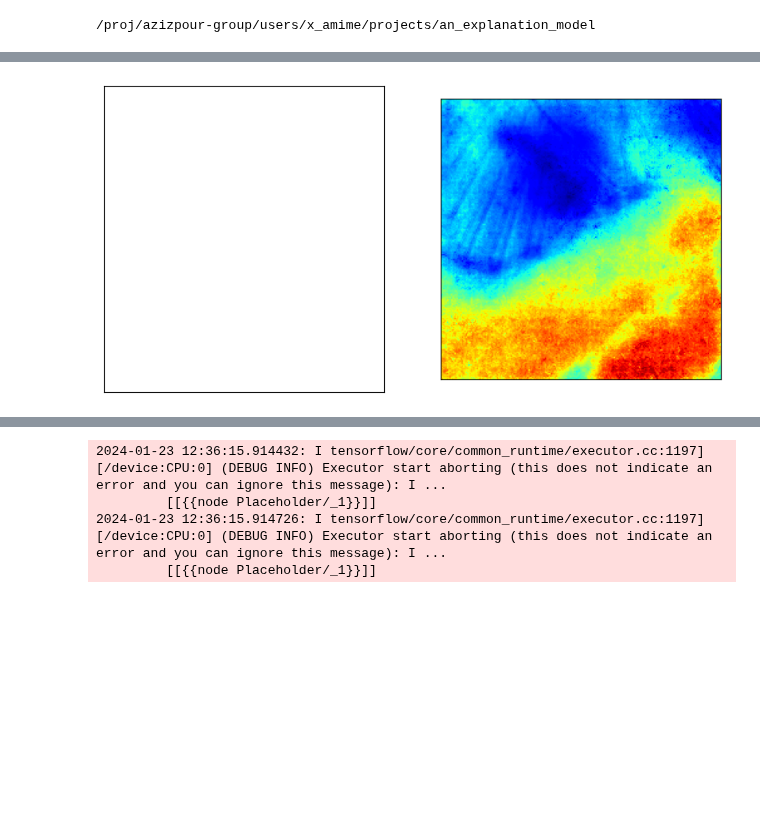
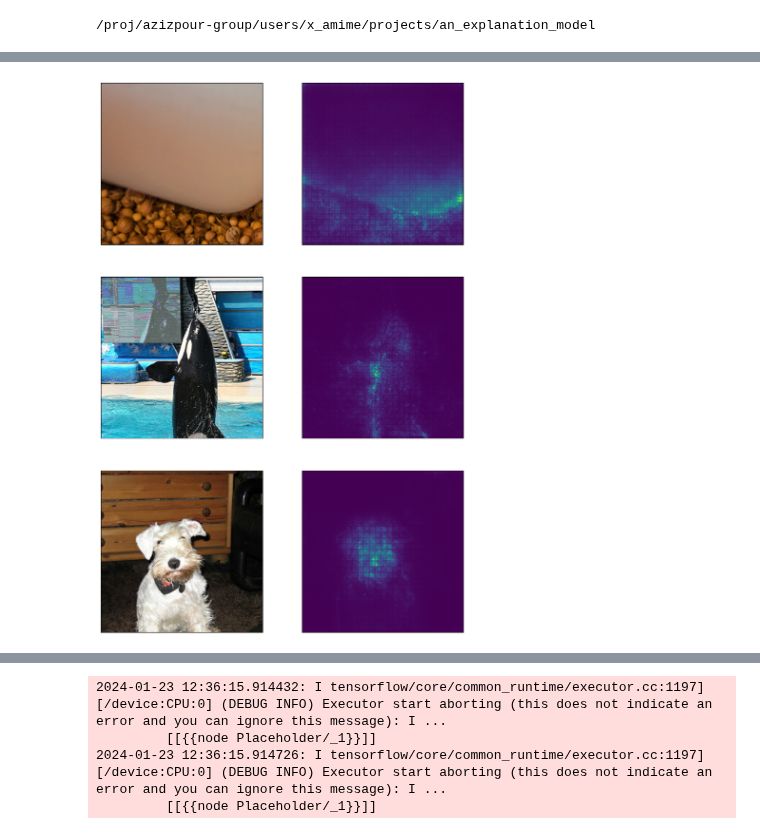
Before and after one commit to Amir-Mehrpanah/On-Spectral-Properties-of-Gradient-based-Explanation-Methods-ECCV24, a Jupyter notebook: experiments/experiment_6_1.ipynb, the cells around one changed output, grey strips where cells are left out. Saved outputs shown, nothing was run; the diff lists cells and outputs as text; code cells hidden in the pictures; blank space fills up the shorter version.

```diff
--- a/experiments/experiment_6_1.ipynb
+++ b/experiments/experiment_6_1.ipynb
@@ -47,15 +49,14 @@ To enable the following instructions: AVX2 FMA, in other operations, rebuild Ten
 # %%
-project_metadata = load_experiment_metadata(save_metadata_dir)
+project_metadata = load_experiment_metadata(save_metadata_dir, glob_path="merged_sl_metadata.csv")
 print(project_metadata.columns)
 project_metadata = project_metadata.set_index(
     [
+        "image_index",
         "stream_name",
         "stream_statistic",
-        "image_index",
         "baseline_mask_type",
         "alpha_mask_value",
     ]
 ).sort_index()
 print(project_metadata.shape)
-project_metadata.drop_duplicates(inplace=True)
 # %% [output]
@@ -74,5 +70,4 @@ vc = project_metadata.index.value_counts()
 print(vc)
 print(len(vc))
 image_indices = project_metadata.index.get_level_values("image_index").unique()
-image_indices = [0]
 # %% [output]
@@ -238,6 +101,12 @@ explanations_mean_freq = explanations_temp.groupby(
+# %%
+explanations_mean_freq = project_metadata["data_path"].apply(
+    np.load)
+# %%
+temp_indices = image_indices[2:5]
+temp_freqs = explanations_mean_freq[temp_indices]
 # %%
 n_cols = 2
-n_rows = len(image_indices)
+n_rows = 3
 fig, axes = plt.subplots(
     n_rows,
     n_cols,
@@ -246,31 +115,25 @@ fig, axes = plt.subplots(
 axes = axes.flatten()
 i = 0
 names = []
-for image_index, explanation_mean_freq in zip(image_indices, explanations_mean_freq):
+for image_index, explanation_mean_freq in zip(temp_indices, temp_freqs):
     if i >= axes.size:
         break
-    original_image, label, image_path = query_imagenet(image_index=image_index)
+    original_image, label, image_path = query_imagenet(skip=image_index)
 
-    # axes[i].imshow(np.squeeze(original_image))
+    axes[i].imshow(np.squeeze(original_image))
     clean_label = IMAGENET_LABELS[label]
     clean_label = clean_label.split(",")[0]
     # axes[i].set_title(f"label: {clean_label}")
     axes[i].set_xticks([])
     axes[i].set_yticks([])
     # names.append(f"image_index {image_index} original image ({clean_label})")
-    explanation_mean_freq = minmax_normalize(explanation_mean_freq)
-    im_out = axes[i + 1].imshow(explanation_mean_freq.squeeze(), cmap="jet")
+    im_out = axes[i + 1].imshow(explanation_mean_freq.squeeze())
     # axes[i + 1].set_title("mean frequency")
     axes[i + 1].set_xticks([])
     axes[i + 1].set_yticks([])
     names.append(f"image_index {image_index} mean frequency ({clean_label})")
 
-    # explanation_negentropy = minmax_normalize(explanation_negentropy)
-    # axes[i+2].imshow(explanation_negentropy.squeeze(), cmap="jet")
-    # axes[i+2].set_title("negative entropy")
-    # names.append(f"image_index {image_index} negative entropy")
-
     i += 2
 
-save_axis(names=names, fig=fig, axes=axes, save_output_dir=save_output_dir)
+# save_axis(names=names, fig=fig, axes=axes, save_output_dir=save_output_dir)
 # %% [output]
@@ -287,4 +152,4 @@ save_axis(names=names, fig=fig, axes=axes, save_output_dir=save_output_dir)
-[figure, old version]
+[figure, new version]
 # %%
 temp_masks = explanations_temp.set_index(["image_index", "alpha_mask_value"])
 temp_masks = temp_masks.loc[(slice(None), 0.2),"grad_mask"]
```
Also changed, not shown: parts of 8 cells of this notebook, 2 other files.
